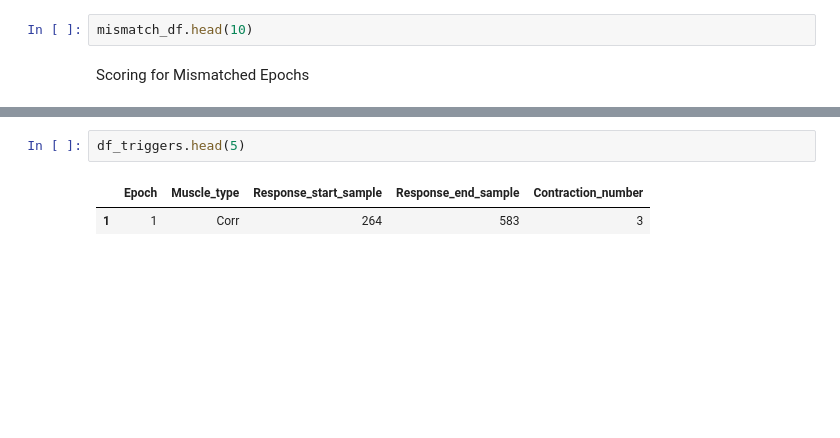
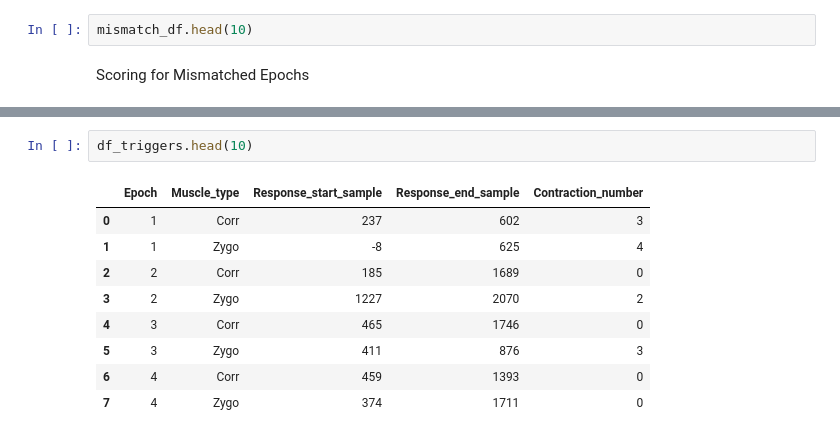
Before and after one commit to zeynoozkaya/SoundSleep, a Jupyter notebook: rescore_epochs.ipynb, the cells around one changed output, grey strips where cells are left out. Saved outputs shown, nothing was run; the diff lists cells and outputs as text; blank space fills up the shorter version.

```diff
--- a/rescore_epochs.ipynb
+++ b/rescore_epochs.ipynb
@@ -552,5 +540,12 @@ QCoreApplication::exec: The event loop is already running
 # %%
-df_triggers.head(5)
+df_triggers.head(10)
 # %% [output]
 |  | Epoch | Muscle_type | Response_start_sample | Response_end_sample | Contraction_number |
-| 1 | 1 | Corr | 264 | 583 | 3 |
+| 0 | 1 | Corr | 237 | 602 | 3 |
+| 1 | 1 | Zygo | -8 | 625 | 4 |
+| 2 | 2 | Corr | 185 | 1689 | 0 |
+| 3 | 2 | Zygo | 1227 | 2070 | 2 |
+| 4 | 3 | Corr | 465 | 1746 | 0 |
+| 5 | 3 | Zygo | 411 | 876 | 3 |
+| 6 | 4 | Corr | 459 | 1393 | 0 |
+| 7 | 4 | Zygo | 374 | 1711 | 0 |
```
Also changed, not shown: parts of 2 cells of this notebook.
